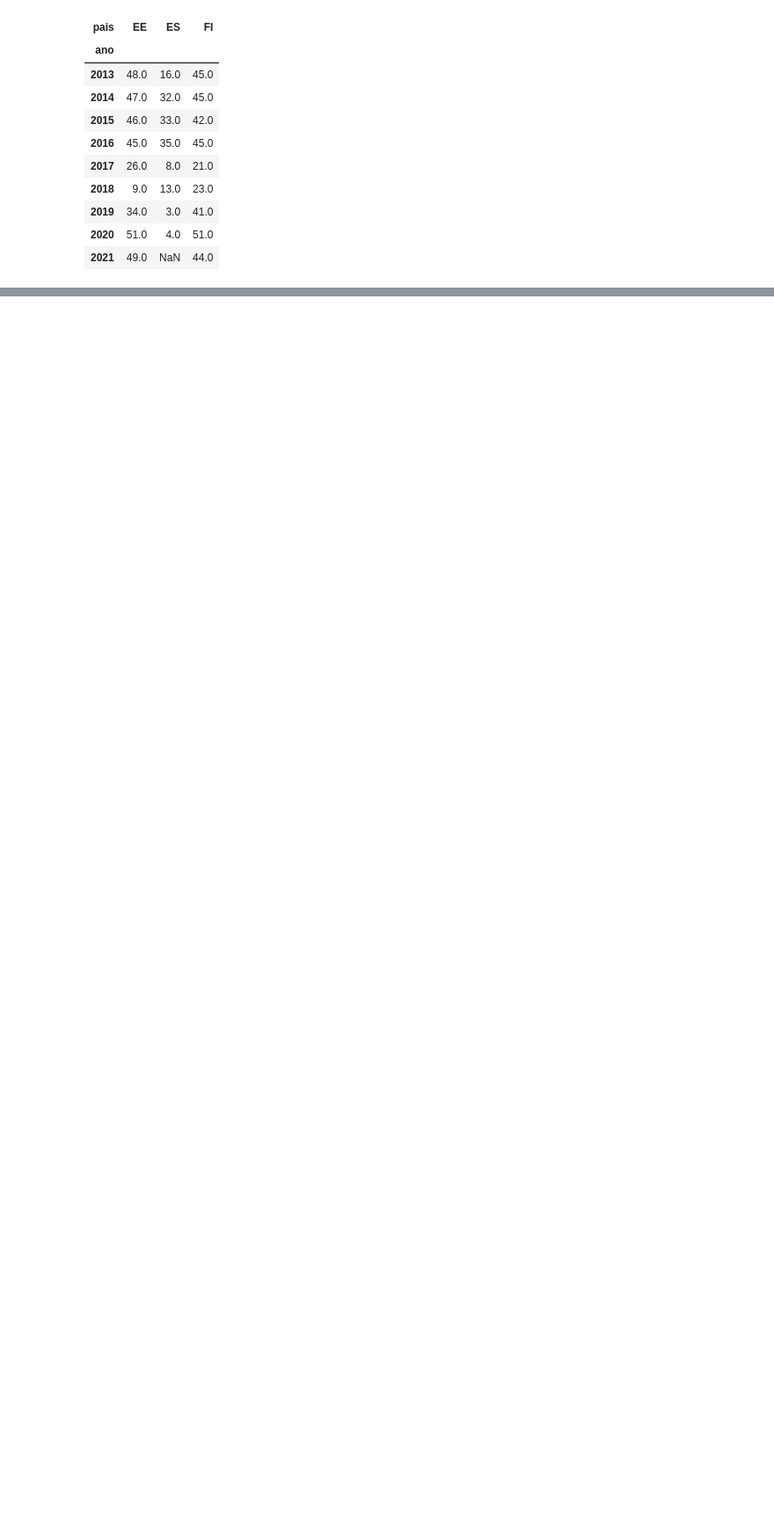
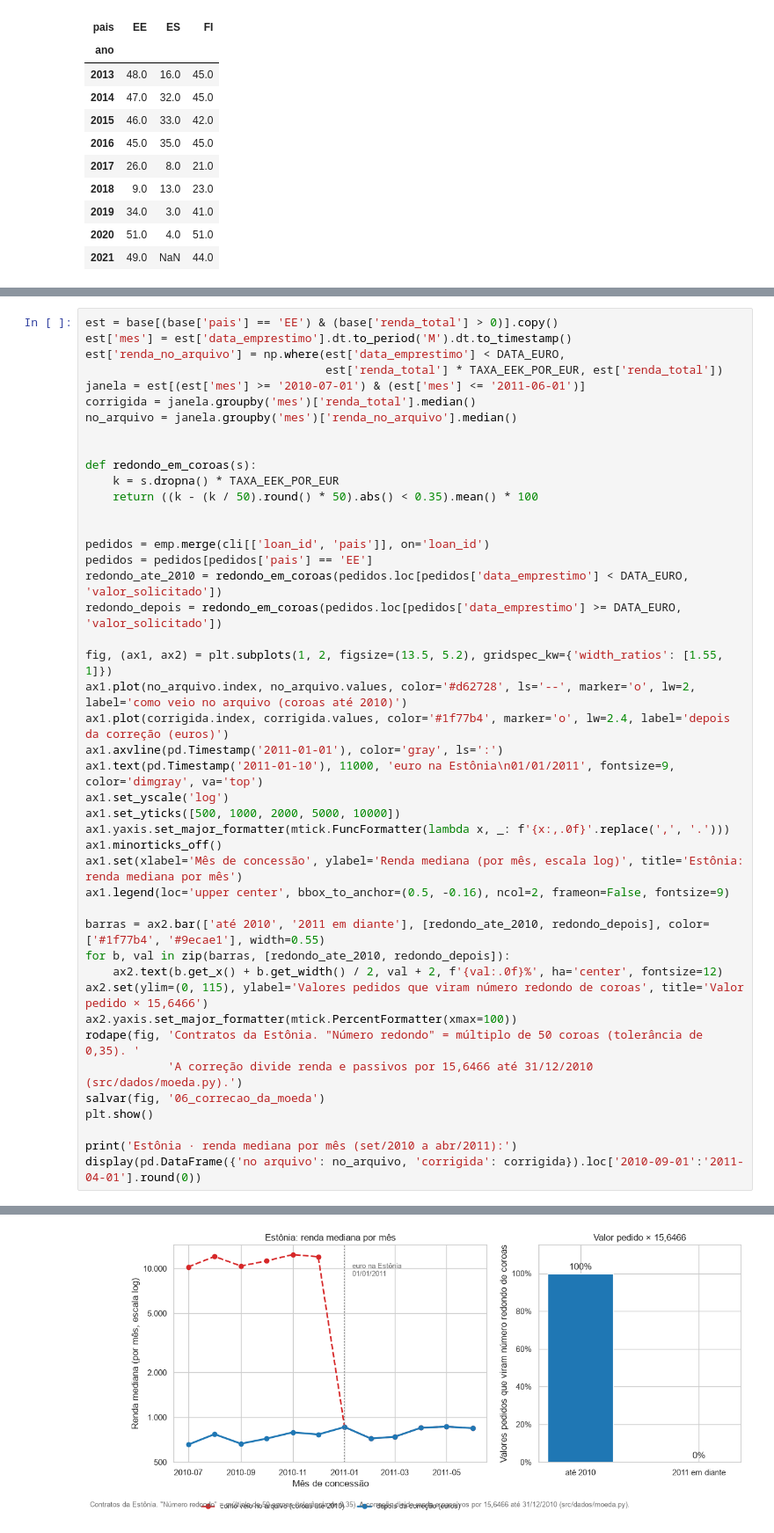
Before and after one commit to yaMimis/Auditor-Project, a Jupyter notebook: notebooks/dados/01_eda.ipynb, the cells around one changed output, grey strips where cells are left out. Shown at 88% size. Cells and saved outputs as stored; diff of their text form; blank space fills up the shorter version.

```diff
--- a/notebooks/dados/01_eda.ipynb
+++ b/notebooks/dados/01_eda.ipynb
@@ -301,0 +324,45 @@ gravado: docs\figuras\05_genero_codificacao_por_ano.png
+# %%
+est = base[(base['pais'] == 'EE') & (base['renda_total'] > 0)].copy()
+est['mes'] = est['data_emprestimo'].dt.to_period('M').dt.to_timestamp()
+est['renda_no_arquivo'] = np.where(est['data_emprestimo'] < DATA_EURO,
+                                   est['renda_total'] * TAXA_EEK_POR_EUR, est['renda_total'])
+janela = est[(est['mes'] >= '2010-07-01') & (est['mes'] <= '2011-06-01')]
+corrigida = janela.groupby('mes')['renda_total'].median()
+no_arquivo = janela.groupby('mes')['renda_no_arquivo'].median()
+
+
+def redondo_em_coroas(s):
+    k = s.dropna() * TAXA_EEK_POR_EUR
+    return ((k - (k / 50).round() * 50).abs() < 0.35).mean() * 100
+
+
+pedidos = emp.merge(cli[['loan_id', 'pais']], on='loan_id')
+pedidos = pedidos[pedidos['pais'] == 'EE']
+redondo_ate_2010 = redondo_em_coroas(pedidos.loc[pedidos['data_emprestimo'] < DATA_EURO, 'valor_solicitado'])
+redondo_depois = redondo_em_coroas(pedidos.loc[pedidos['data_emprestimo'] >= DATA_EURO, 'valor_solicitado'])
+
+fig, (ax1, ax2) = plt.subplots(1, 2, figsize=(13.5, 5.2), gridspec_kw={'width_ratios': [1.55, 1]})
+ax1.plot(no_arquivo.index, no_arquivo.values, color='#d62728', ls='--', marker='o', lw=2, label='como veio no arquivo (coroas até 2010)')
+ax1.plot(corrigida.index, corrigida.values, color='#1f77b4', marker='o', lw=2.4, label='depois da correção (euros)')
+ax1.axvline(pd.Timestamp('2011-01-01'), color='gray', ls=':')
+ax1.text(pd.Timestamp('2011-01-10'), 11000, 'euro na Estônia\n01/01/2011', fontsize=9, color='dimgray', va='top')
+ax1.set_yscale('log')
+ax1.set_yticks([500, 1000, 2000, 5000, 10000])
+ax1.yaxis.set_major_formatter(mtick.FuncFormatter(lambda x, _: f'{x:,.0f}'.replace(',', '.')))
+ax1.minorticks_off()
+ax1.set(xlabel='Mês de concessão', ylabel='Renda mediana (por mês, escala log)', title='Estônia: renda mediana por mês')
+ax1.legend(loc='upper center', bbox_to_anchor=(0.5, -0.16), ncol=2, frameon=False, fontsize=9)
+
+barras = ax2.bar(['até 2010', '2011 em diante'], [redondo_ate_2010, redondo_depois], color=['#1f77b4', '#9ecae1'], width=0.55)
+for b, val in zip(barras, [redondo_ate_2010, redondo_depois]):
+    ax2.text(b.get_x() + b.get_width() / 2, val + 2, f'{val:.0f}%', ha='center', fontsize=12)
+ax2.set(ylim=(0, 115), ylabel='Valores pedidos que viram número redondo de coroas', title='Valor pedido × 15,6466')
+ax2.yaxis.set_major_formatter(mtick.PercentFormatter(xmax=100))
+rodape(fig, 'Contratos da Estônia. "Número redondo" = múltiplo de 50 coroas (tolerância de 0,35). '
+            'A correção divide renda e passivos por 15,6466 até 31/12/2010 (src/dados/moeda.py).')
+salvar(fig, '06_correcao_da_moeda')
+plt.show()
+
+print('Estônia · renda mediana por mês (set/2010 a abr/2011):')
+display(pd.DataFrame({'no arquivo': no_arquivo, 'corrigida': corrigida}).loc['2010-09-01':'2011-04-01'].round(0))
+# %% [output]
@@ -301,0 +370 @@ gravado: docs\figuras\05_genero_codificacao_por_ano.png
+[figure, added]
```
Also changed, not shown: parts of 21 cells of this notebook, 10 other files.
